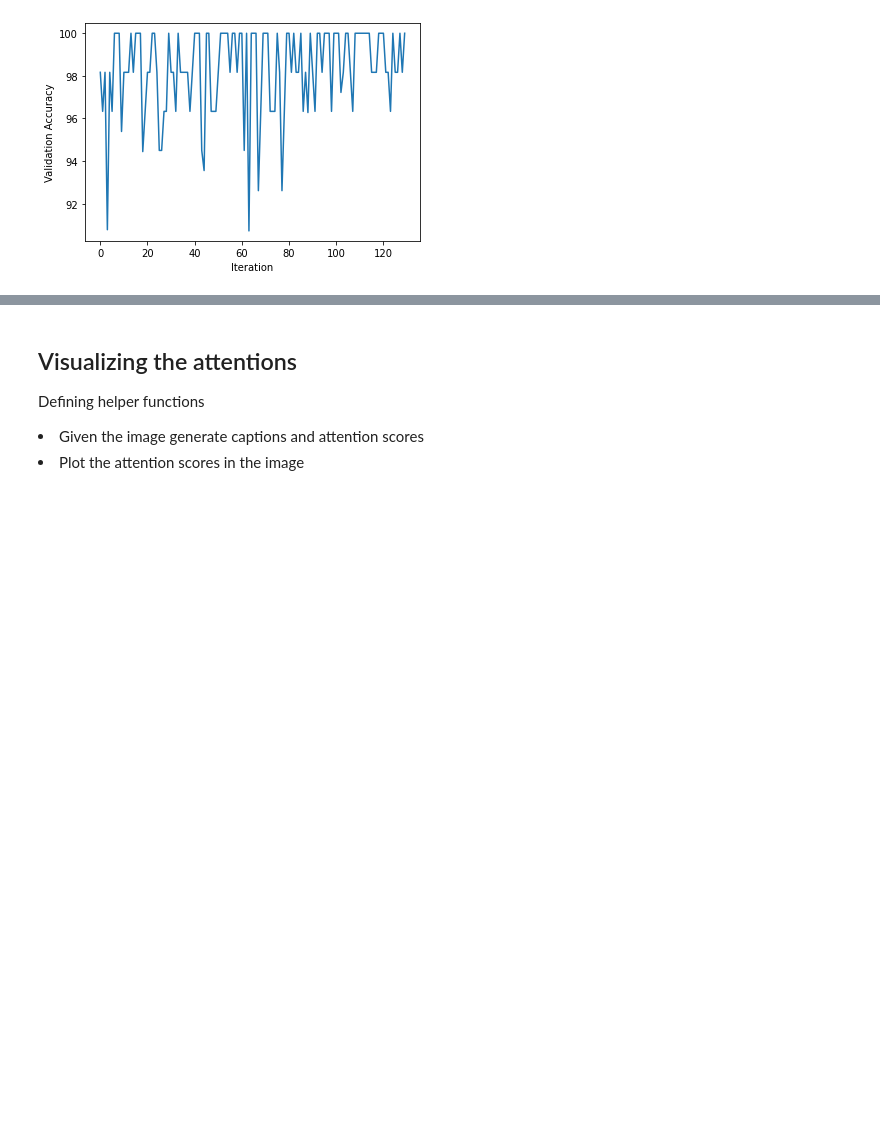
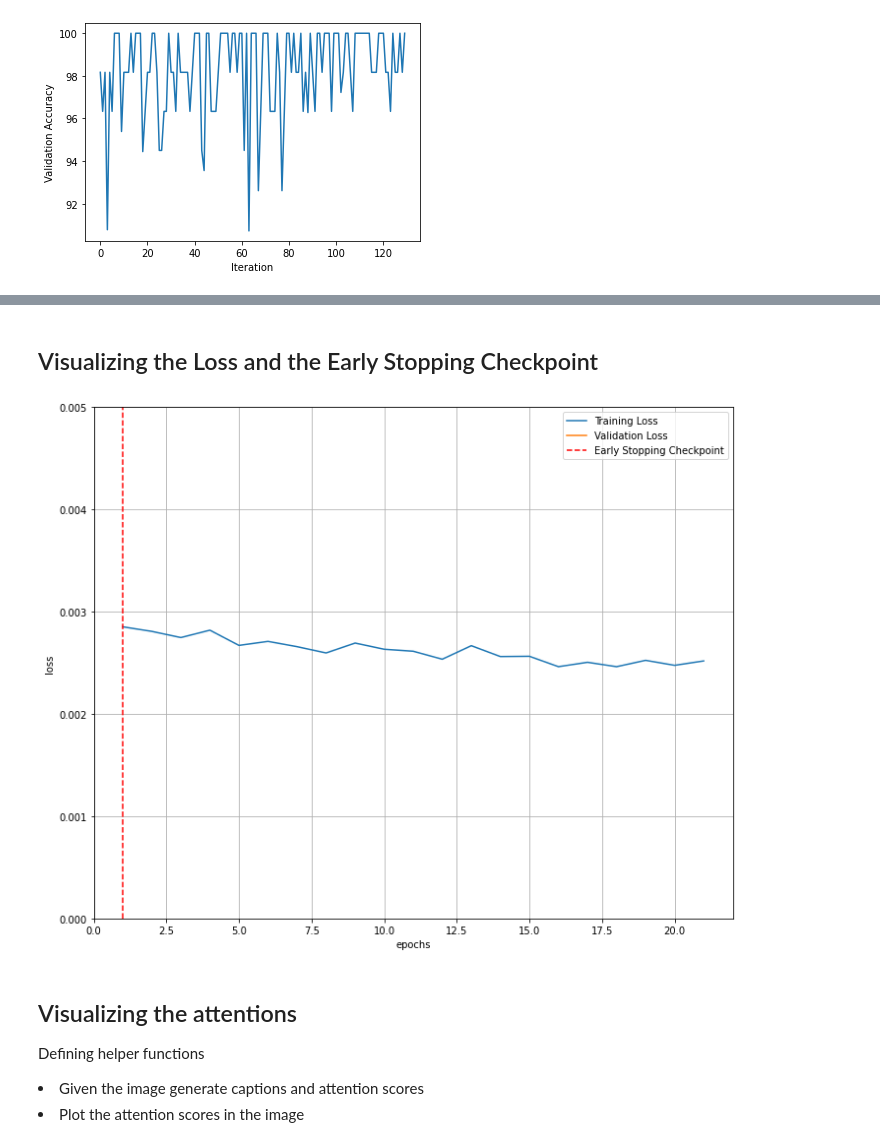
Before and after one commit to safaa-alnabulsi/coat-of-arms, a Jupyter notebook: notebooks/06-baseline-model-train-on-all.ipynb, the cells around one changed output, grey strips where cells are left out. Cells and saved outputs as stored; diff of their text form; code cells hidden in the pictures; blank space fills up the shorter version.

Commit message:
Add EarlyStopping in training - based on val loss

```diff
--- a/notebooks/06-baseline-model-train-on-all.ipynb
+++ b/notebooks/06-baseline-model-train-on-all.ipynb
@@ -44,8 +49,8 @@ https://www.kaggle.com/mdteach/torch-data-loader-flicker-8k
 # Split Data into Training/Test datasets
 # %%
 
-data_location = '/home/space/datasets/COA/generated-data-api'
-# data_location =  '/home/space/datasets/COA/generated-data-api-small'
+# data_location = '/home/space/datasets/COA/generated-data-api'
+data_location =  '/home/space/datasets/COA/generated-data-api-small'
 # data_location =  '../generated-data-api-small'
 caption_file = data_location + '/captions.txt'
 root_folder_images = data_location + '/images'
@@ -352,7 +364,7 @@ model, optimizer, criterion = get_new_model(embed_size, vocab_size, attention_di
 # %%
 losses = list()
 losses_batch = list()
-val_losses = list()
+avg_val_losses = list()
 accuracy_list = list()
 
 now = datetime.now() # current date and time
@@ -368,7 +380,6 @@ print(device)
 for epoch in range(1, num_epochs + 1):
 #     if model is None:
 #         model, optimizer, epoch, loss = load_model_checkpoint(model_full_path)
-
     with tqdm(train_loader, unit="batch") as tepoch:
         idx = 0
         for image, captions in tepoch:
@@ -397,13 +408,11 @@ for epoch in range(1, num_epochs + 1):
             tepoch.set_postfix(loss=loss.item())
             sleep(0.1)
 
-            avg_val_loss, bleu_score, accuracy = validate_model(model, criterion, val_loader, val_dataset, vocab_size, device)
+            avg_loss, val_losses, bleu_score, acc_score = validate_model(model, criterion, val_loader, val_dataset, vocab_size, device)
             model.train()
-#             tepoch.set_postfix(accuracy=accuracy)
-#             tepoch.set_postfix(vallidation_loss=avg_val_loss)
 
             losses_batch.append(loss) # in here 17 batches * 5 epochs = 85 , you can get the average
-            val_losses.append(avg_val_loss)
+            avg_val_losses.append(avg_val_loss)
             accuracy_list.append(accuracy)
 
         avg_batch_loss = sum(losses_batch) / len(losses_batch)
@@ -455,3 +569,28 @@ torch.cuda.empty_cache()
+# %% [markdown]
+## Visualizing the Loss and the Early Stopping Checkpoint
+# %%
+# visualize the loss as the network trained
+fig = plt.figure(figsize=(10,8))
+plt.plot(range(1,len(train_loss)+1),train_loss, label='Training Loss')
+
+valid_loss_arr = list_of_tensors_to_numpy_arr(valid_loss)
+plt.plot(range(1,len(valid_loss_arr)+1),valid_loss_arr,label='Validation Loss')
+
+# find position of lowest validation loss
+minposs = valid_loss.index(min(valid_loss))+1
+plt.axvline(minposs, linestyle='--', color='r',label='Early Stopping Checkpoint')
+
+plt.xlabel('epochs')
+plt.ylabel('loss')
+plt.ylim(0, 0.005) # consistent scale
+plt.xlim(0, len(train_loss)+1) # consistent scale
+plt.grid(True)
+plt.legend()
+plt.tight_layout()
+plt.show()
+fig.savefig('loss_plot.png', bbox_inches='tight')
+# %% [output]
+[figure, added]
 # %% [markdown]
 ##  Visualizing the attentions
 Defining helper functions
```
Also changed, not shown: parts of 15 cells of this notebook, 6 other files.
